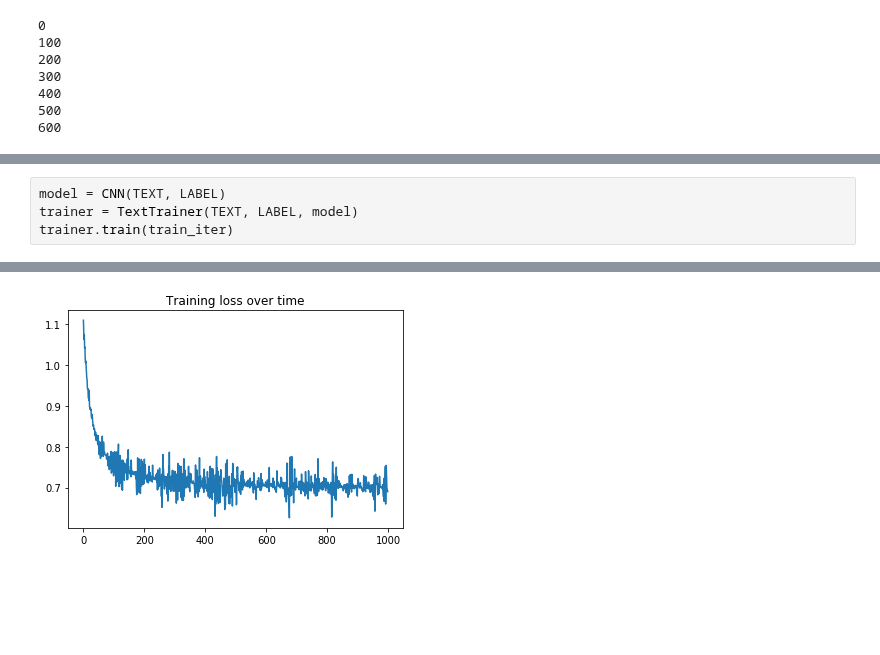
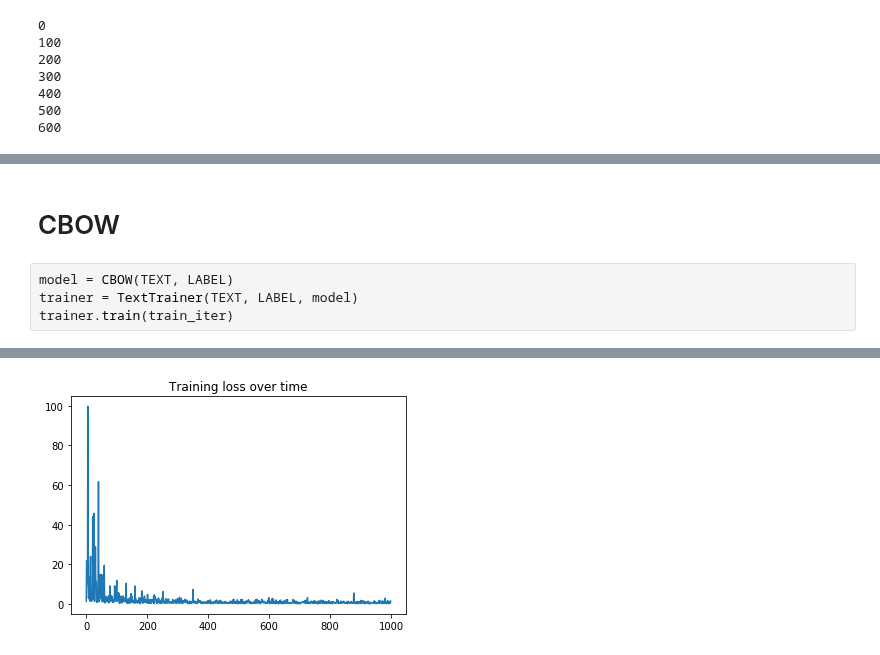
Before and after one commit to emptycrown/cs287-nlp, a Jupyter notebook: hw1/HW1-models-Jesse.ipynb, the cells around one changed output, grey strips where cells are left out. Cells and saved outputs as stored; diff of their text form; blank space fills up the shorter version.

Commit message:
All models organized, and CNN done

```diff
--- a/hw1/HW1-models-Jesse.ipynb
+++ b/hw1/HW1-models-Jesse.ipynb
@@ -275,5 +80,7 @@ class CNN(nn.Module):
+# %% [markdown]
+# CBOW
 # %%
-model = CNN(TEXT, LABEL)
+model = CBOW(TEXT, LABEL)
 trainer = TextTrainer(TEXT, LABEL, model)
 trainer.train(train_iter)
 # %% [output]
@@ -291,4 +97,4 @@ Iteration 900, loss: 0.709446
-[figure, old version]
+[figure, new version]
 # %%
 evaluator = TextEvaluator(model)
 evaluator.score(test_iter)
```
Also changed, not shown: parts of 15 cells of this notebook, 2 other files.
